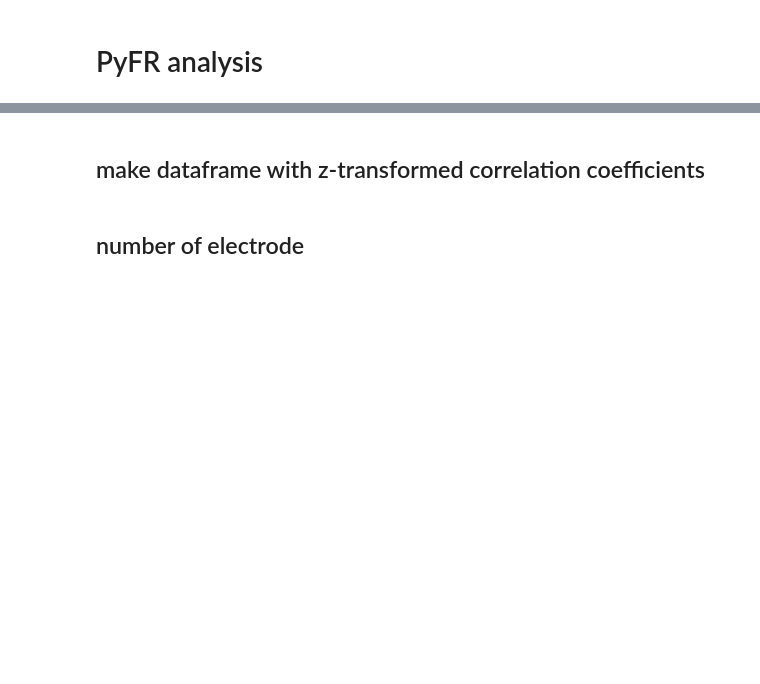
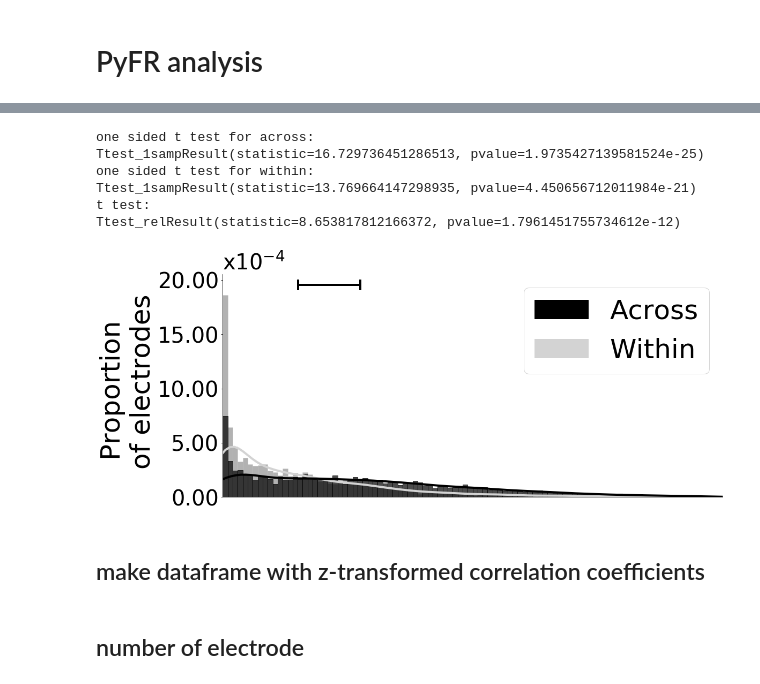
Before and after one commit to ContextLab/supereeg_paper, a Jupyter notebook: code/notebooks/corrmap.ipynb, the cells around one changed output, grey strips where cells are left out. Saved outputs shown, nothing was run; the diff lists cells and outputs as text; code cells hidden in the pictures; blank space fills up the shorter version.

Commit message:
square r values

```diff
--- a/code/notebooks/corrmap.ipynb
+++ b/code/notebooks/corrmap.ipynb
@@ -38,6 +38,24 @@ pyFR_raw_df.head()
 | 2 | 0.610730 | 0.553010 | CH042 | [-45.45 -5.51 -39.65] | 250.0 | 1668500 | 83 | 3.0 | ... |
 | 3 | 0.536786 | 0.380651 | FR037 | [ 65.66 -25.38 12.81] | 250.0 | 288500 | 59 | 1.0 | ... |
 | 4 | 0.034365 | 0.472219 | CH003 | [-19.19 1.8 -41.61] | 250.0 | 2428415 | 60 | 3.0 | ... |
+# %%
+squared_pyfr_df = pd.DataFrame()
+squared_pyfr_df['Subject'] = pyFR_raw_df['Subject']
+squared_pyfr_df['within'] = plot.r2z(pyFR_raw_df['within']**2)
+squared_pyfr_df['across'] = plot.r2z(pyFR_raw_df['across']**2)
+squared_pyfr_df['R'] = pyFR_raw_df['R']
+# %%
+outfile = os.path.join(fig_dir, 'pyfr_square_hist.pdf')
+plot.plot_2r_histograms(squared_pyfr_df, 'within', 'across', xticks=None, outfile=outfile)
+plt.show()
+# %% [output]
+one sided t test for across:
+Ttest_1sampResult(statistic=16.729736451286513, pvalue=1.9735427139581524e-25)
+one sided t test for within:
+Ttest_1sampResult(statistic=13.769664147298935, pvalue=4.450656712011984e-21)
+t test:
+Ttest_relResult(statistic=8.653817812166372, pvalue=1.7961451755734612e-12)
+[figure, added]
 # %% [markdown]
 ## make dataframe with z-transformed correlation coefficients
 # %%
```
Also changed, not shown: parts of 2 cells of this notebook, 4 other files.
